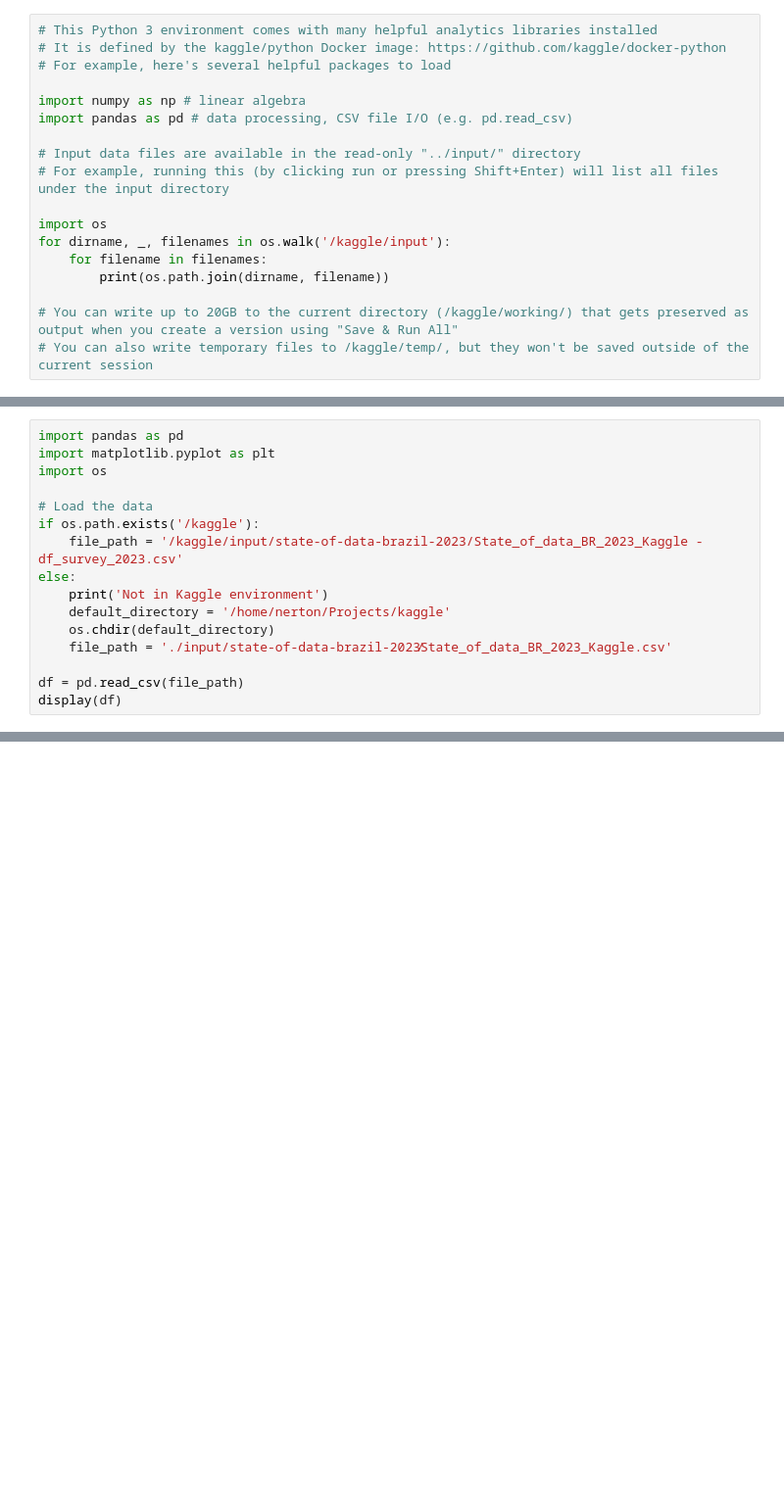
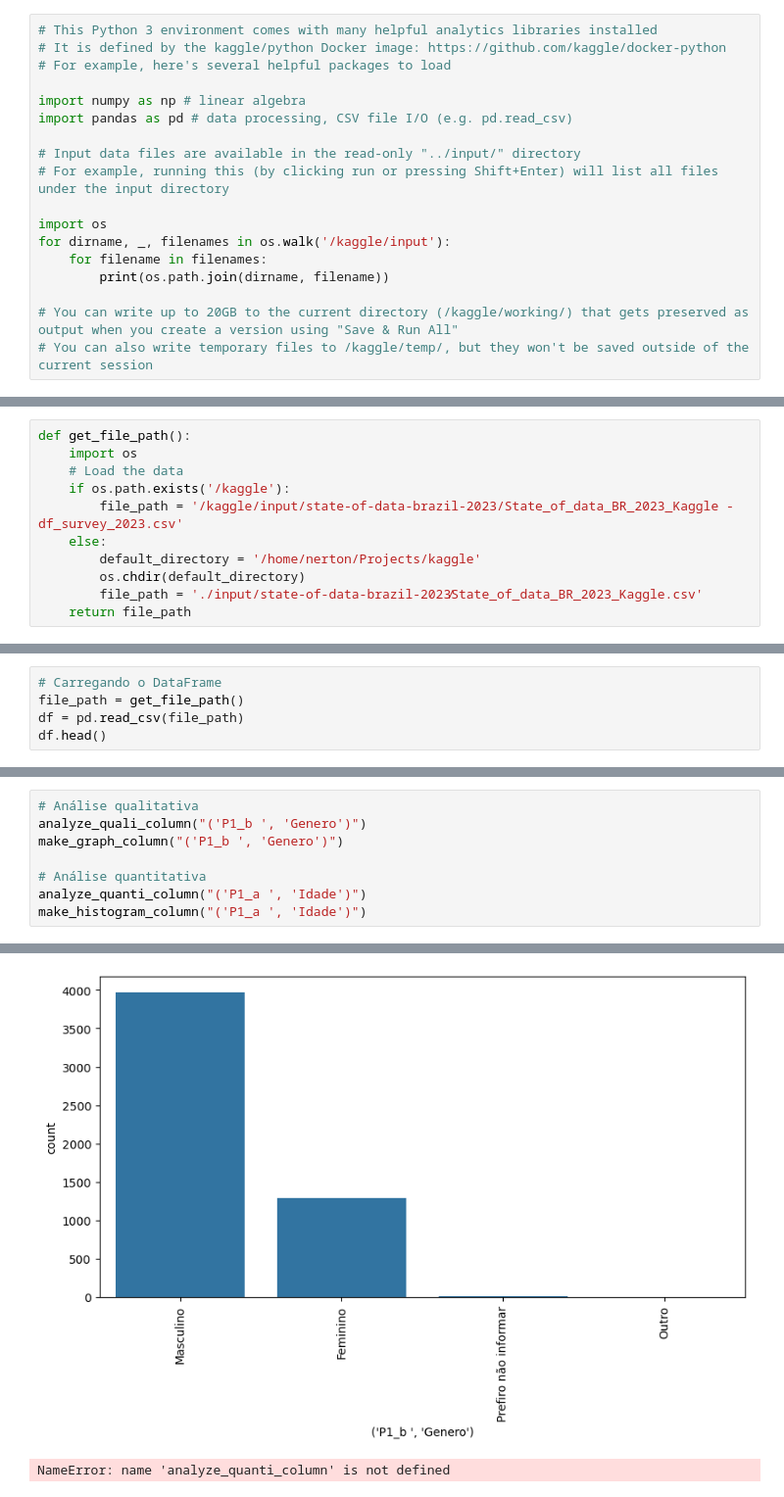
Before and after one commit to Nertonm/kaggle, a Jupyter notebook: State of Data - Brazil.ipynb, the cells around one changed output, grey strips where cells are left out. Shown at 98% size. Drawn from its saved outputs; the diff is of its cells as text; blank space fills up the shorter version.

Commit message:
feat: Adicionar Análise Univariada

```diff
--- a/State of Data - Brazil.ipynb
+++ b/State of Data - Brazil.ipynb
@@ -25,16 +25,11 @@ for dirname, _, filenames in os.walk('/kaggle/input'):
 # %%
-import pandas as pd
-import matplotlib.pyplot as plt
-import os
-
-# Load the data
-if os.path.exists('/kaggle'):
-    file_path = '/kaggle/input/state-of-data-brazil-2023/State_of_data_BR_2023_Kaggle - df_survey_2023.csv'
-else:
-    print('Not in Kaggle environment')
-    default_directory = '/home/nerton/Projects/kaggle'
-    os.chdir(default_directory)
-    file_path = './input/state-of-data-brazil-2023⁄State_of_data_BR_2023_Kaggle.csv'
-
-df = pd.read_csv(file_path)
-display(df)
+def get_file_path():
+    import os
+    # Load the data
+    if os.path.exists('/kaggle'):
+        file_path = '/kaggle/input/state-of-data-brazil-2023/State_of_data_BR_2023_Kaggle - df_survey_2023.csv'
+    else:
+        default_directory = '/home/nerton/Projects/kaggle'
+        os.chdir(default_directory)
+        file_path = './input/state-of-data-brazil-2023⁄State_of_data_BR_2023_Kaggle.csv'
+    return file_path
@@ -55,0 +36,5 @@ Not in Kaggle environment
+# %%
+# Carregando o DataFrame
+file_path = get_file_path()
+df = pd.read_csv(file_path)
+df.head()
@@ -55,0 +125,9 @@ Not in Kaggle environment
+# %%
+# Análise qualitativa
+analyze_quali_column("('P1_b ', 'Genero')")
+make_graph_column("('P1_b ', 'Genero')")
+
+# Análise quantitativa
+analyze_quanti_column("('P1_a ', 'Idade')")
+make_histogram_column("('P1_a ', 'Idade')")
+# %% [output]
@@ -55,0 +145,2 @@ Not in Kaggle environment
+[figure, added]
+NameError: name 'analyze_quanti_column' is not defined
```
Also changed, not shown: parts of 9 cells of this notebook.
